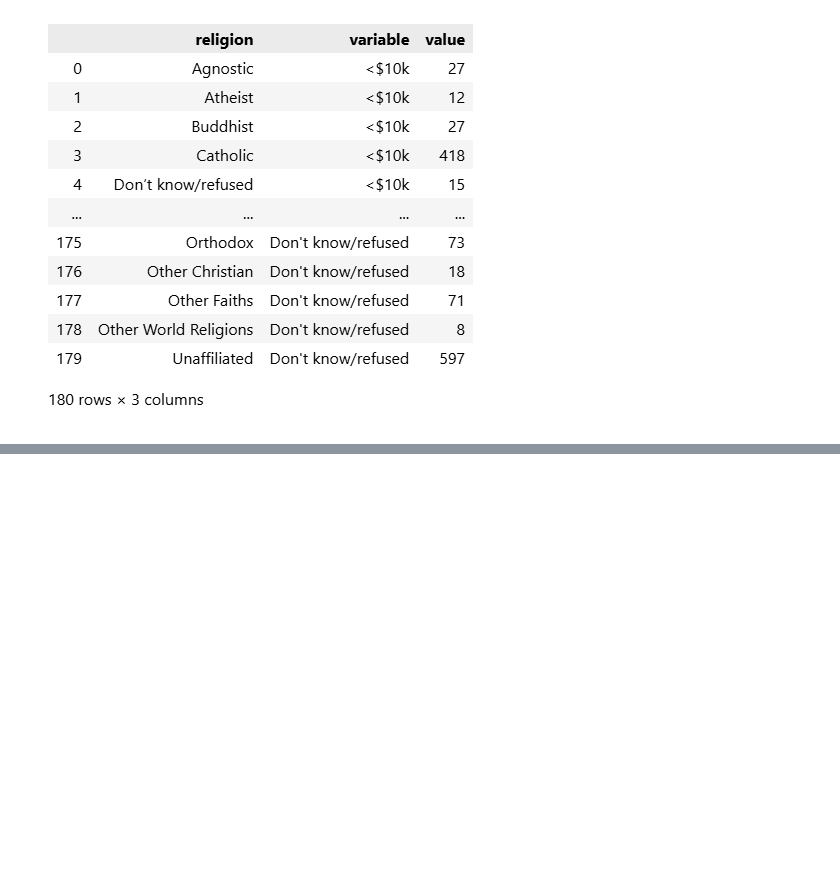
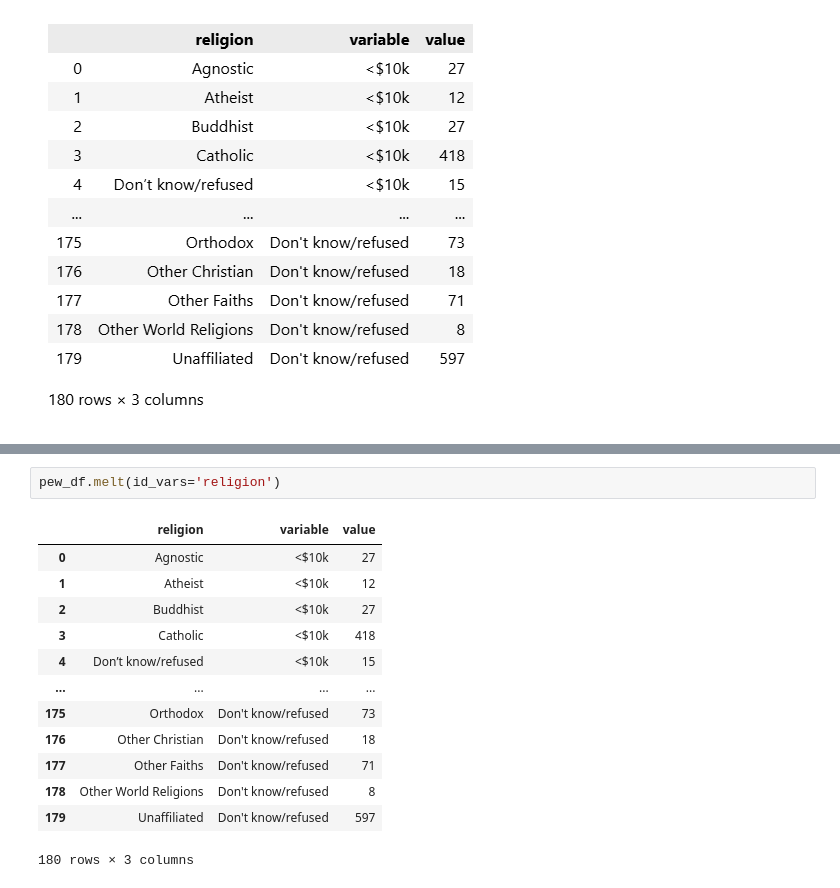
Before and after one commit to yleessam/hipython_rep, a Jupyter notebook: 14_데이터전처리.ipynb, the cells around one changed output, grey strips where cells are left out. Saved outputs shown, nothing was run; the diff lists cells and outputs as text; blank space fills up the shorter version.

```diff
--- a/14_데이터전처리.ipynb
+++ b/14_데이터전처리.ipynb
@@ -49,0 +69,16 @@ pew_df.tail(2)
+# %%
+pew_df.melt(id_vars='religion')
+# %% [output]
+|  | religion | variable | value |
+| 0 | Agnostic | <$10k | 27 |
+| 1 | Atheist | <$10k | 12 |
+| 2 | Buddhist | <$10k | 27 |
+| 3 | Catholic | <$10k | 418 |
+| 4 | Don’t know/refused | <$10k | 15 |
+| ... | ... | ... | ... |
+| 175 | Orthodox | Don't know/refused | 73 |
+| 176 | Other Christian | Don't know/refused | 18 |
+| 177 | Other Faiths | Don't know/refused | 71 |
+| 178 | Other World Religions | Don't know/refused | 8 |
+| 179 | Unaffiliated | Don't know/refused | 597 |
+180 rows × 3 columns
```
Also changed, not shown: parts of 21 cells of this notebook.
